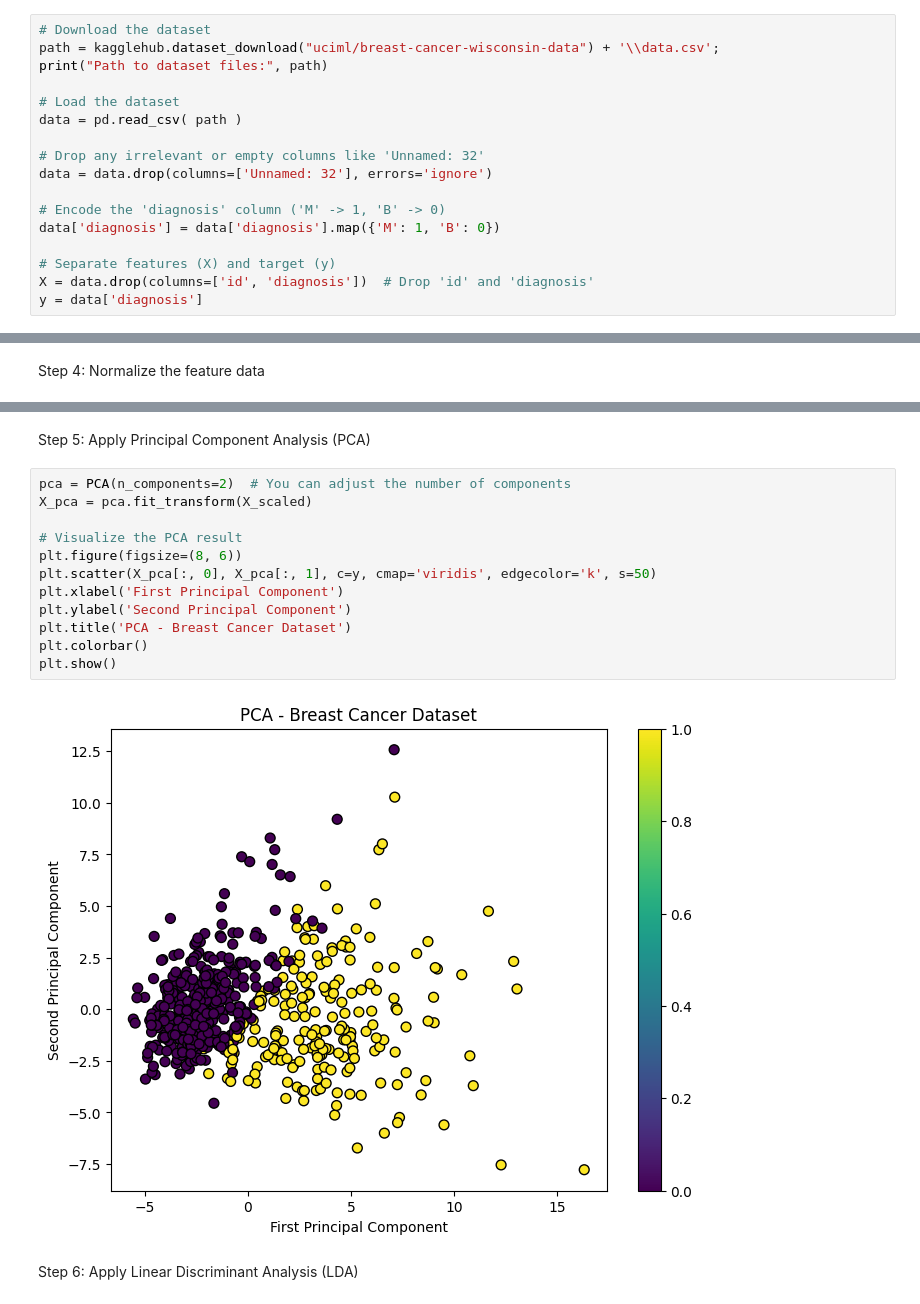
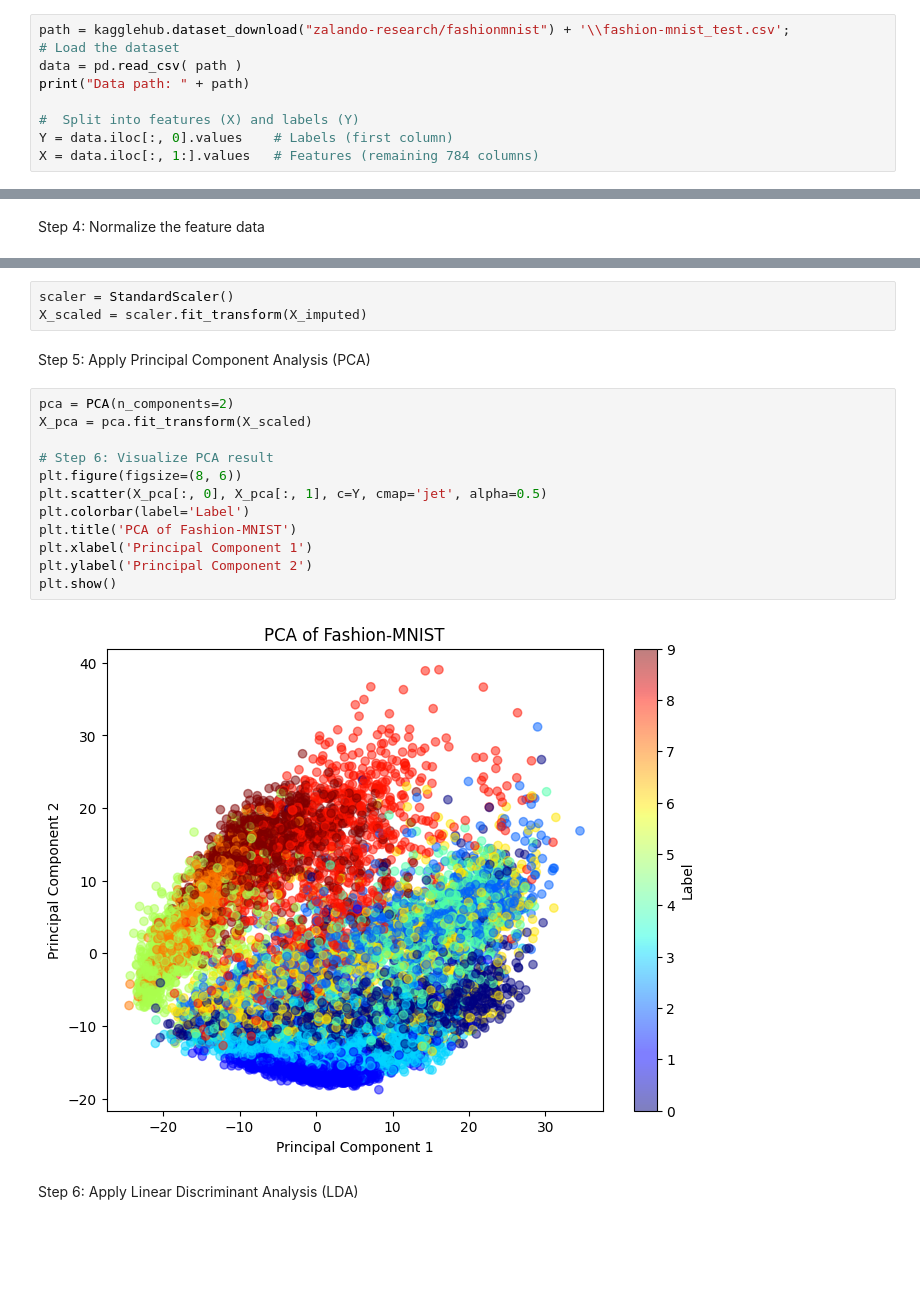
Before and after one commit to MoMakkawi/python-lab, a Jupyter notebook: Dimensionality Reduction/Dimensionality Reduction.ipynb, the cells around one changed output, grey strips where cells are left out. Saved outputs shown, nothing was run; the diff lists cells and outputs as text; blank space fills up the shorter version.

```diff
--- a/Dimensionality Reduction/Dimensionality Reduction.ipynb
+++ b/Dimensionality Reduction/Dimensionality Reduction.ipynb
@@ -60,20 +60,12 @@ import kagglehub
 # %% [markdown]
 Step 2: Load and preprocess the dataset
 # %%
-# Download the dataset
-path = kagglehub.dataset_download("uciml/breast-cancer-wisconsin-data") + '\\data.csv';
-print("Path to dataset files:", path)
-
+path = kagglehub.dataset_download("zalando-research/fashionmnist") + '\\fashion-mnist_test.csv';
 # Load the dataset
 data = pd.read_csv( path )
+print("Data path: " + path)
 
-# Drop any irrelevant or empty columns like 'Unnamed: 32'
-data = data.drop(columns=['Unnamed: 32'], errors='ignore')
-
-# Encode the 'diagnosis' column ('M' -> 1, 'B' -> 0)
-data['diagnosis'] = data['diagnosis'].map({'M': 1, 'B': 0})
-
-# Separate features (X) and target (y)
-X = data.drop(columns=['id', 'diagnosis'])  # Drop 'id' and 'diagnosis'
-y = data['diagnosis']
+#  Split into features (X) and labels (Y)
+Y = data.iloc[:, 0].values    # Labels (first column)
+X = data.iloc[:, 1:].values   # Features (remaining 784 columns)
 # %% [output]
@@ -102,19 +91,22 @@ X_scaled = scaler.fit_transform(X_imputed)
+# %%
+scaler = StandardScaler()
+X_scaled = scaler.fit_transform(X_imputed)
 # %% [markdown]
 Step 5: Apply Principal Component Analysis (PCA)
 # %%
-pca = PCA(n_components=2)  # You can adjust the number of components
+pca = PCA(n_components=2)
 X_pca = pca.fit_transform(X_scaled)
 
-# Visualize the PCA result
+# Step 6: Visualize PCA result
 plt.figure(figsize=(8, 6))
-plt.scatter(X_pca[:, 0], X_pca[:, 1], c=y, cmap='viridis', edgecolor='k', s=50)
-plt.xlabel('First Principal Component')
-plt.ylabel('Second Principal Component')
-plt.title('PCA - Breast Cancer Dataset')
-plt.colorbar()
+plt.scatter(X_pca[:, 0], X_pca[:, 1], c=Y, cmap='jet', alpha=0.5)
+plt.colorbar(label='Label')
+plt.title('PCA of Fashion-MNIST')
+plt.xlabel('Principal Component 1')
+plt.ylabel('Principal Component 2')
 plt.show()
 # %% [output]
-[figure, old version]
+[figure, new version]
 # %% [markdown]
 Step 6: Apply Linear Discriminant Analysis (LDA)
 # %%
```
Also changed, not shown: parts of 11 cells of this notebook, 4 other files.
